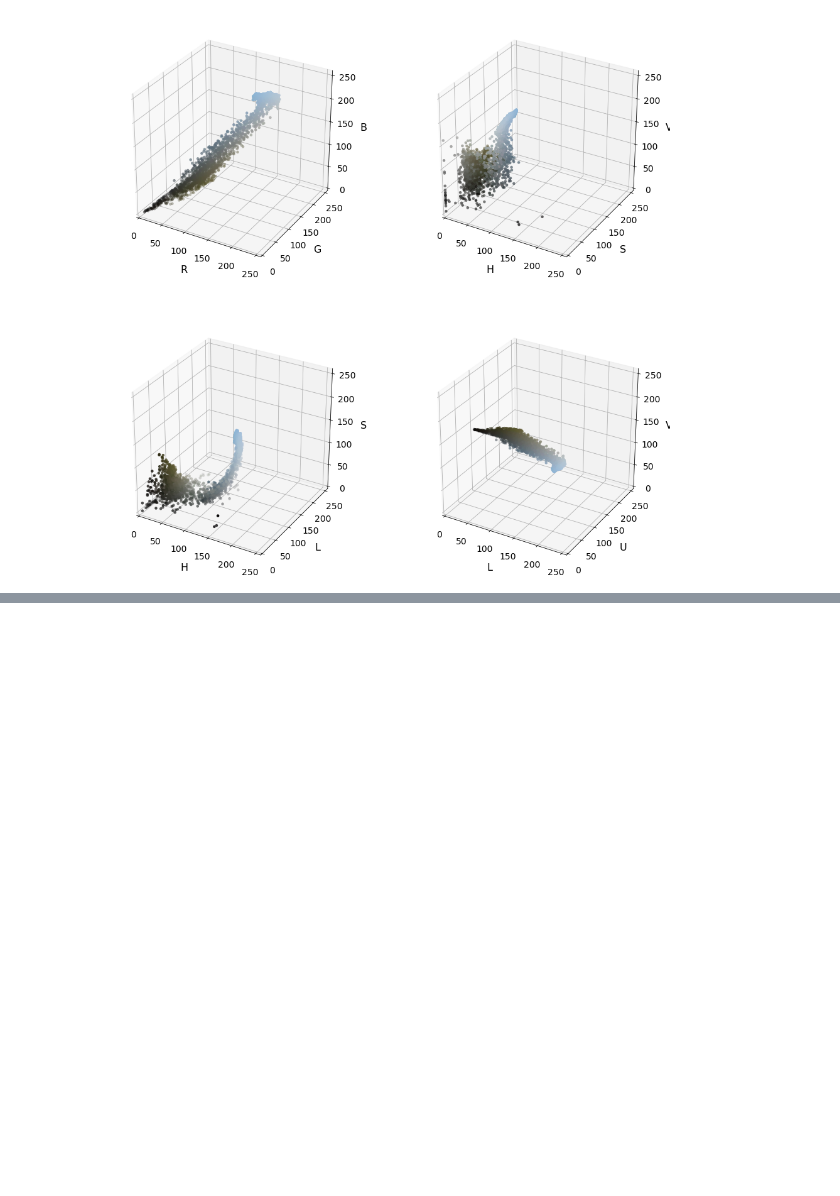
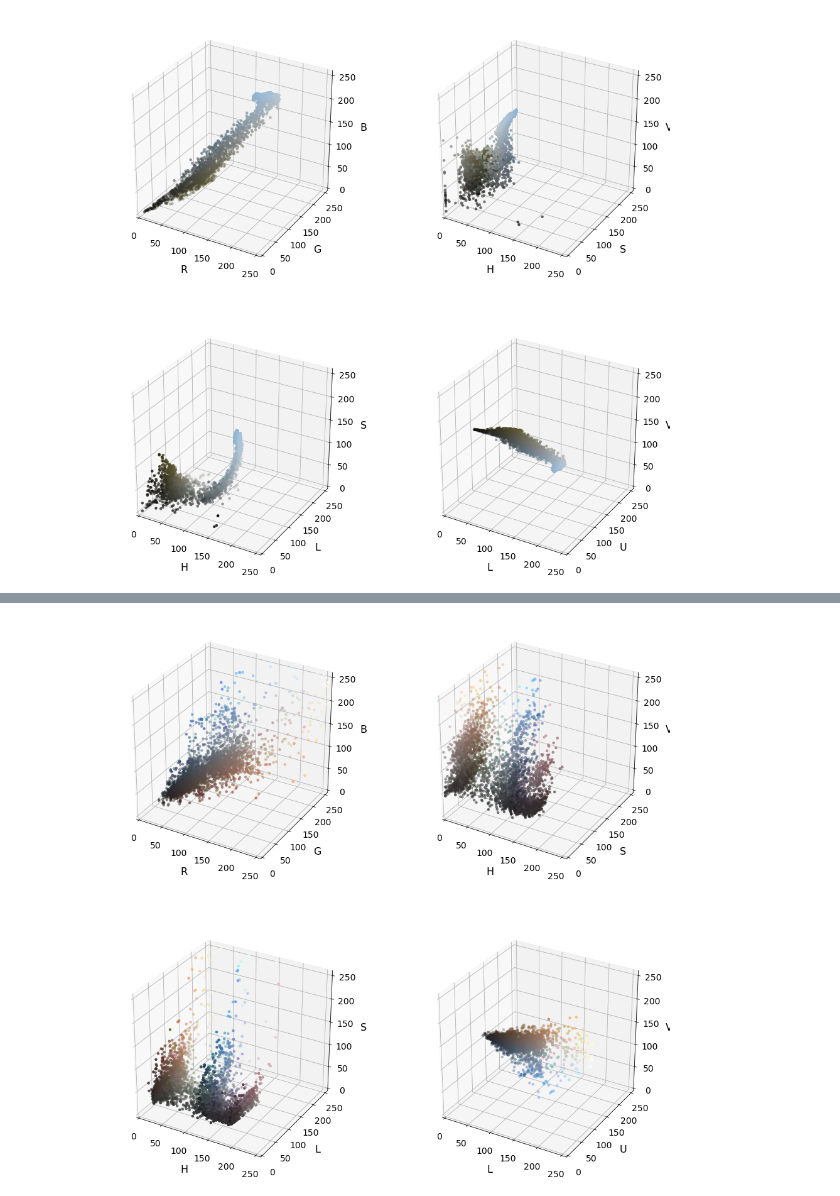
Before and after one commit to Karthikeya108/data-visualization, a Jupyter notebook: 3D_Subplots.ipynb, the cells around one changed output, grey strips where cells are left out. Drawn from its saved outputs; the diff is of its cells as text; code cells hidden in the pictures; blank space fills up the shorter version.

```diff
--- a/3D_Subplots.ipynb
+++ b/3D_Subplots.ipynb
@@ -67,0 +73,4 @@ visualize("images/2.png")
+# %%
+visualize("images/3.png")
+# %% [output]
+[figure, added]
```
Also changed, not shown: parts of 2 cells of this notebook.
